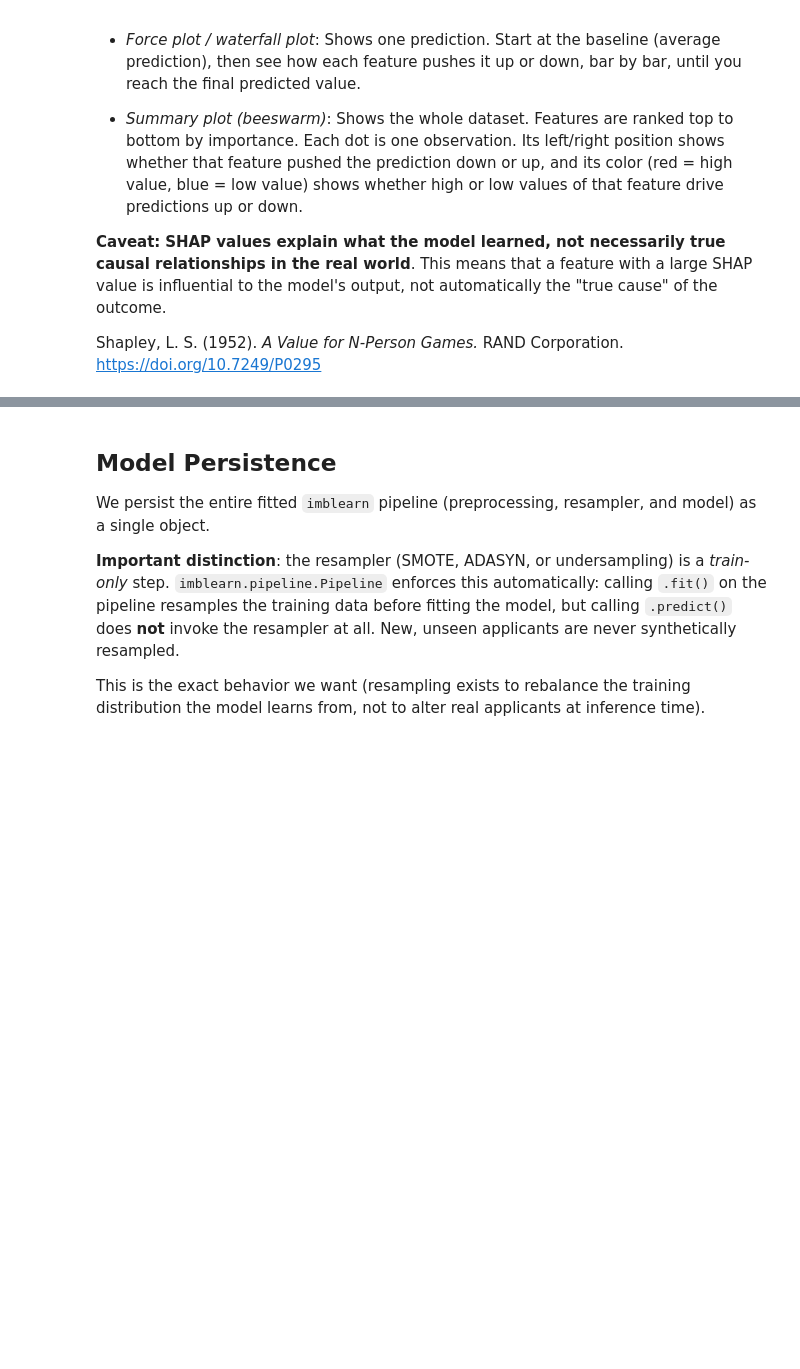
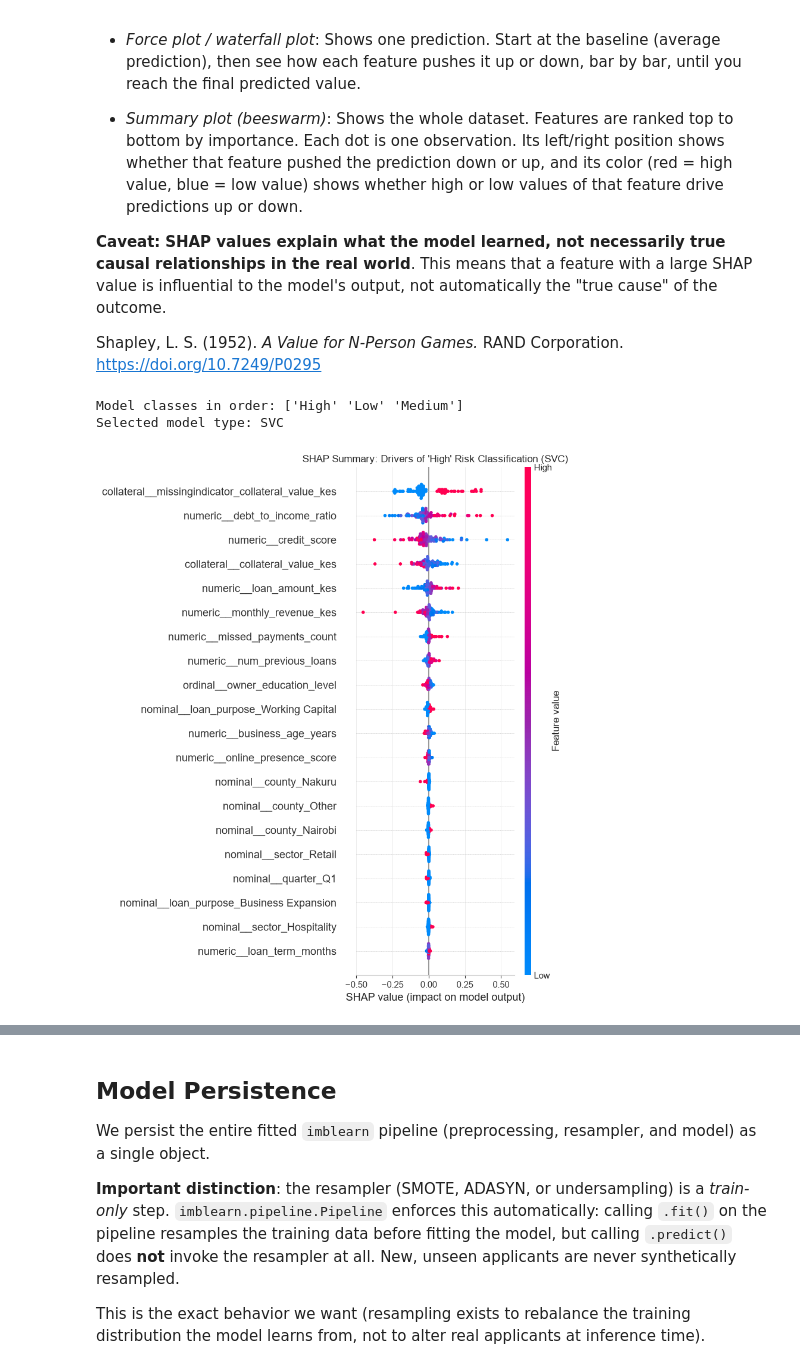
Before and after one commit to Collins1402/RegressionAndClassification, a Jupyter notebook: 2_classification.ipynb, the cells around one changed output, grey strips where cells are left out. Cells and saved outputs as stored; diff of their text form; code cells hidden in the pictures; blank space fills up the shorter version.

```diff
--- a/2_classification.ipynb
+++ b/2_classification.ipynb
@@ -1091,8 +1313,6 @@ The diagnostics below use the Random Forest and Logistic Regression pipelines, f
 full training set (with SMOTE applied only to the training fold, as configured in the
 pipeline itself).
 # %%
-class_labels = ["Low", "Medium", "High"]
-
 rf_pipeline = ImbPipeline(steps=[
     ("preprocessor", preprocessor),
     ("smote", SMOTE(random_state=RANDOM_STATE)),
@@ -1107,5 +1327,7 @@ logreg_pipeline = ImbPipeline(steps=[
 ])
 logreg_pipeline.fit(X_train, y_train)
 
+class_labels = list(logreg_pipeline.named_steps["model"].classes_)
+
 y_pred_rf = rf_pipeline.predict(X_test)
 y_pred_logreg = logreg_pipeline.predict(X_test)
@@ -1469,7 +1767,7 @@ report macro and weighted precision/recall/F1 alongside accuracy, plus ROC-AUC,
 log loss.
 # %%
 from sklearn.metrics import (accuracy_score, precision_score, recall_score, f1_score,
-                              roc_auc_score, log_loss)
+                              roc_auc_score, average_precision_score, log_loss)
 
 evaluation_results = []
 
@@ -1483,8 +1781,9 @@ for name, model in models.items():
     y_pred = pipeline.predict(X_test)
     y_proba = pipeline.predict_proba(X_test)
 
-    y_test_bin = label_binarize(y_test, classes=class_labels)
-
+    # Passing y_test directly lets sklearn
+    # infer column order from the model's own sorted classes, which is
+    # guaranteed to match y_proba's column order.
     evaluation_results.append({
         "Model": name,
         "Accuracy": accuracy_score(y_test, y_pred),
@@ -1494,10 +1793,11 @@ for name, model in models.items():
         "Recall (weighted)": recall_score(y_test, y_pred, average="weighted", zero_division=0),
         "F1 (macro)": f1_score(y_test, y_pred, average="macro", zero_division=0),
         "F1 (weighted)": f1_score(y_test, y_pred, average="weighted", zero_division=0),
-        "ROC-AUC (ovr, macro)": roc_auc_score(y_test_bin, y_proba, average="macro", multi_class="ovr"),
-        "PR-AUC (macro)": np.mean([average_precision_score(y_test_bin[:, i], y_proba[:, i])
-                                     for i in range(len(class_labels))]),
-        "Log Loss": log_loss(y_test, y_proba, labels=class_labels)
+        "ROC-AUC (one-versus-rest, macro)": roc_auc_score(y_test, y_proba, average="macro", multi_class="ovr"),
+        "PR-AUC (macro)": average_precision_score(
+            label_binarize(y_test, classes=list(model.classes_)), y_proba, average="macro"
+        ),
+        "Log Loss": log_loss(y_test, y_proba, labels=list(model.classes_)),
     })
 
 evaluation_df = pd.DataFrame(evaluation_results).sort_values("F1 (macro)", ascending=False)
@@ -1676,3 +2095,45 @@ plt.show()
+# %%
+import shap
+
+X_test_transformed = best_tuned_model.named_steps["preprocessor"].transform(X_test)
+X_train_transformed = best_tuned_model.named_steps["preprocessor"].transform(X_train)
+fitted_model = best_tuned_model.named_steps["model"]
+
+print(f"Model classes in order: {fitted_model.classes_}")
+print(f"Selected model type: {type(fitted_model).__name__}")
+high_class_index = list(fitted_model.classes_).index("High")
+
+# TreeExplainer only supports tree-based models (Random Forest, Gradient Boosting,
+# Decision Tree). Since Stage 10's grid search can select ANY model family as "best",
+# the explainer must adapt to whichever model type actually won.
+# Non-tree models fall back to a model-agnostic explainer, which is slower
+# (it queries the model many times), so it runs on a smaller sample.
+tree_based_types = ("RandomForestClassifier", "GradientBoostingClassifier", "DecisionTreeClassifier")
+
+if type(fitted_model).__name__ in tree_based_types:
+    explainer = shap.TreeExplainer(fitted_model)
+    shap_values = explainer.shap_values(X_test_transformed[:300])
+    if isinstance(shap_values, list):
+        shap_values_high_class = shap_values[high_class_index]
+    else:
+        shap_values_high_class = shap_values[:, :, high_class_index]
+    plot_sample = X_test_transformed[:300]
+else:
+    background = shap.sample(X_train_transformed, 100, random_state=RANDOM_STATE)
+    explainer = shap.Explainer(fitted_model.predict_proba, background)
+    shap_explanation = explainer(X_test_transformed[:100])  # smaller subset -- this path is much slower
+    shap_values_high_class = shap_explanation[..., high_class_index].values
+    plot_sample = X_test_transformed[:100]
+
+shap.summary_plot(shap_values_high_class, plot_sample,
+                   feature_names=final_feature_names, show=False)
+plt.title(f"SHAP Summary: Drivers of 'High' Risk Classification ({type(fitted_model).__name__})")
+plt.tight_layout()
+plt.show()
+# %% [output]
+Model classes in order: ['High' 'Low' 'Medium']
+Selected model type: SVC
+[figure, added]
 # %% [markdown]
 ### Local Interpretable Model-agnostic Explanations (LIME) for individual predictions
 
```
Also changed, not shown: parts of 62 cells of this notebook.
